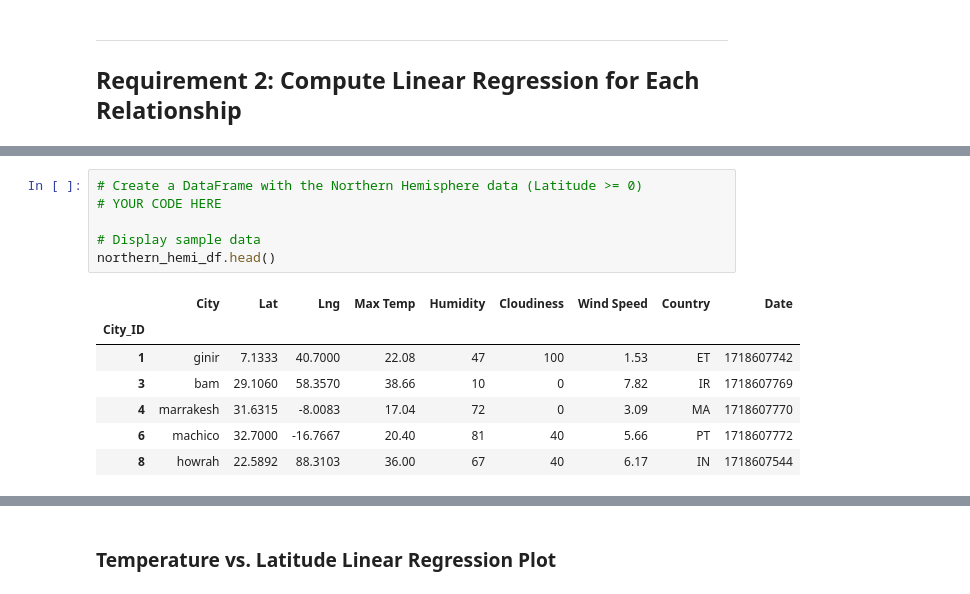
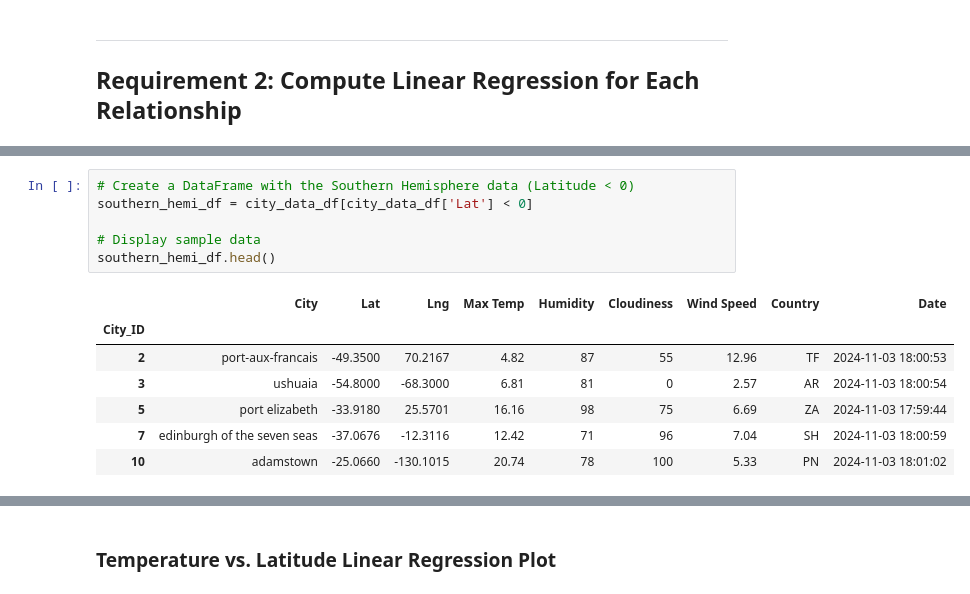
Before and after one commit to ngrief/python-api-challenge, a Jupyter notebook: WeatherPy_updated.ipynb, the cells around one changed output, grey strips where cells are left out. Saved outputs shown, nothing was run; the diff lists cells and outputs as text.

```diff
--- a/WeatherPy_updated.ipynb
+++ b/WeatherPy_updated.ipynb
@@ -307,14 +343,14 @@ plt.show()
 # %%
-# Create a DataFrame with the Northern Hemisphere data (Latitude >= 0)
-# YOUR CODE HERE
+# Create a DataFrame with the Southern Hemisphere data (Latitude < 0)
+southern_hemi_df = city_data_df[city_data_df['Lat'] < 0]
 
 # Display sample data
-northern_hemi_df.head()
+southern_hemi_df.head()
 # %% [output]
 |  | City | Lat | Lng | Max Temp | Humidity | Cloudiness | Wind Speed | Country | Date |
 | City_ID |  |  |  |  |  |  |  |  |  |
-| 1 | ginir | 7.1333 | 40.7000 | 22.08 | 47 | 100 | 1.53 | ET | 1718607742 |
-| 3 | bam | 29.1060 | 58.3570 | 38.66 | 10 | 0 | 7.82 | IR | 1718607769 |
-| 4 | marrakesh | 31.6315 | -8.0083 | 17.04 | 72 | 0 | 3.09 | MA | 1718607770 |
-| 6 | machico | 32.7000 | -16.7667 | 20.40 | 81 | 40 | 5.66 | PT | 1718607772 |
-| 8 | howrah | 22.5892 | 88.3103 | 36.00 | 67 | 40 | 6.17 | IN | 1718607544 |
+| 2 | port-aux-francais | -49.3500 | 70.2167 | 4.82 | 87 | 55 | 12.96 | TF | 2024-11-03 18:00:53 |
+| 3 | ushuaia | -54.8000 | -68.3000 | 6.81 | 81 | 0 | 2.57 | AR | 2024-11-03 18:00:54 |
+| 5 | port elizabeth | -33.9180 | 25.5701 | 16.16 | 98 | 75 | 6.69 | ZA | 2024-11-03 17:59:44 |
+| 7 | edinburgh of the seven seas | -37.0676 | -12.3116 | 12.42 | 71 | 96 | 7.04 | SH | 2024-11-03 18:00:59 |
+| 10 | adamstown | -25.0660 | -130.1015 | 20.74 | 78 | 100 | 5.33 | PN | 2024-11-03 18:01:02 |
```
Also changed, not shown: parts of 17 cells of this notebook, 1 other file.
